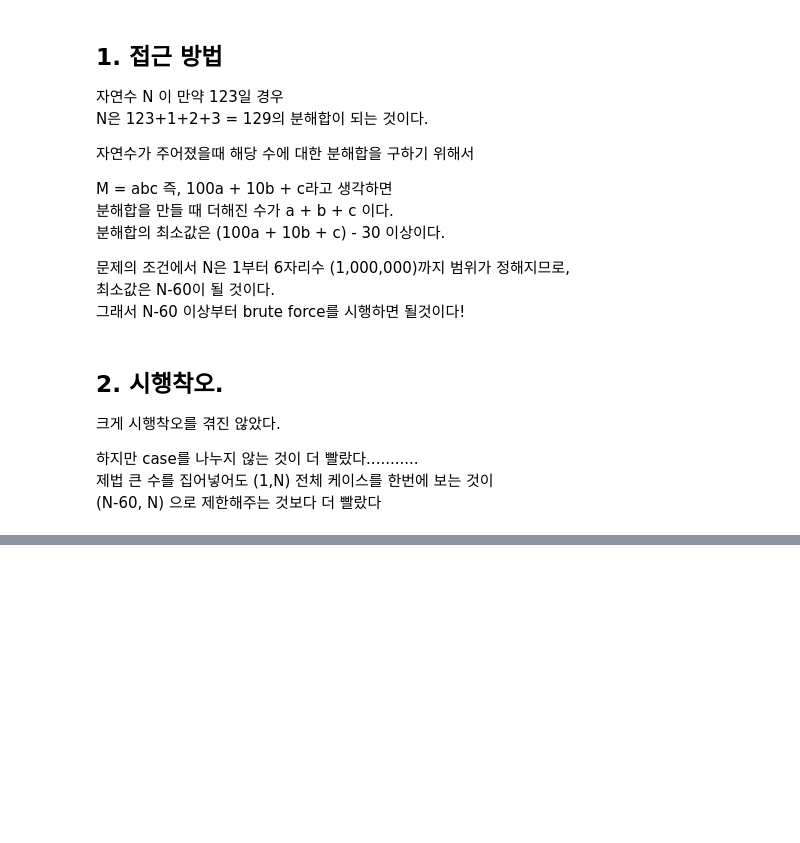
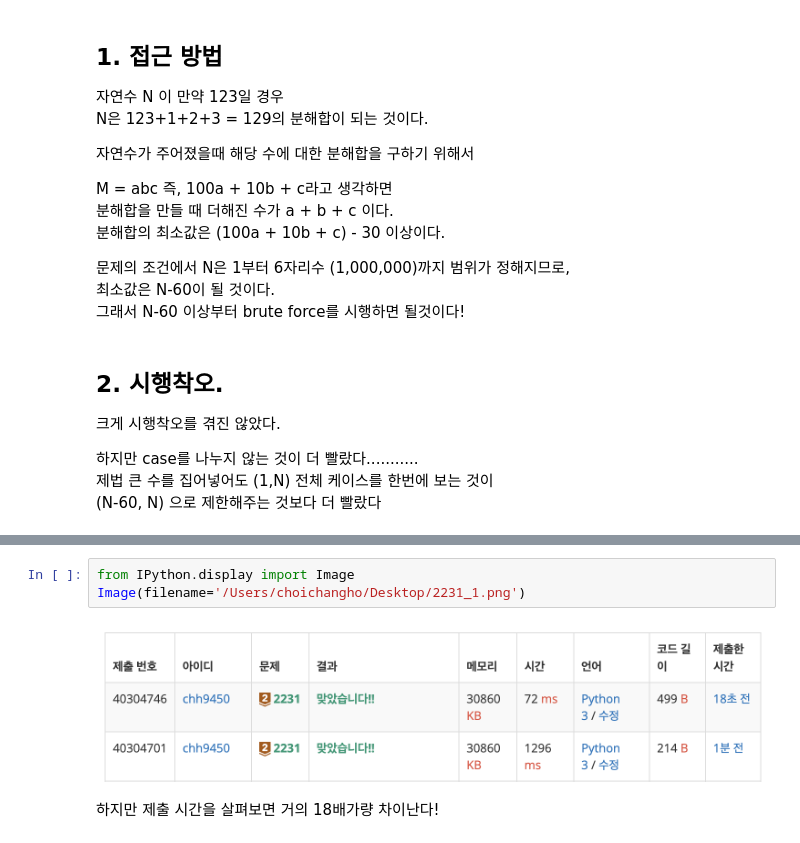
Before and after one commit to Changho0514/Algorithm_Study, a Jupyter notebook: 2231.ipynb, the cells around one changed output, grey strips where cells are left out. Cells and saved outputs as stored; diff of their text form; blank space fills up the shorter version.

```diff
--- a/2231.ipynb
+++ b/2231.ipynb
@@ -100,3 +101,10 @@ print('코드 실행 시간: %20ds' % (end_time - start_time))
 # %% [output]
 12345651
 코드 실행 시간:               497000s
+# %%
+from IPython.display import Image
+Image(filename='/Users/choichangho/Desktop/2231_1.png')
+# %% [output]
+[figure, added]
+# %% [markdown]
+하지만 제출 시간을 살펴보면 거의 18배가량 차이난다!
```
Also changed, not shown: parts of 3 cells of this notebook, 2 other files.
